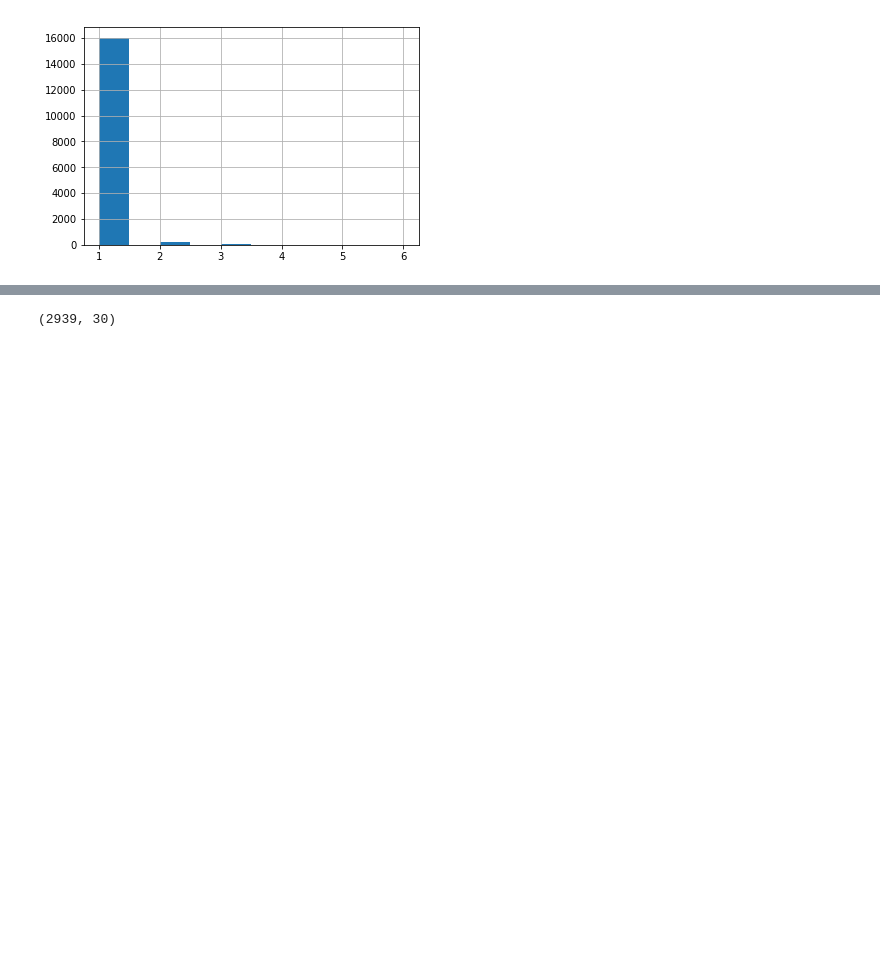
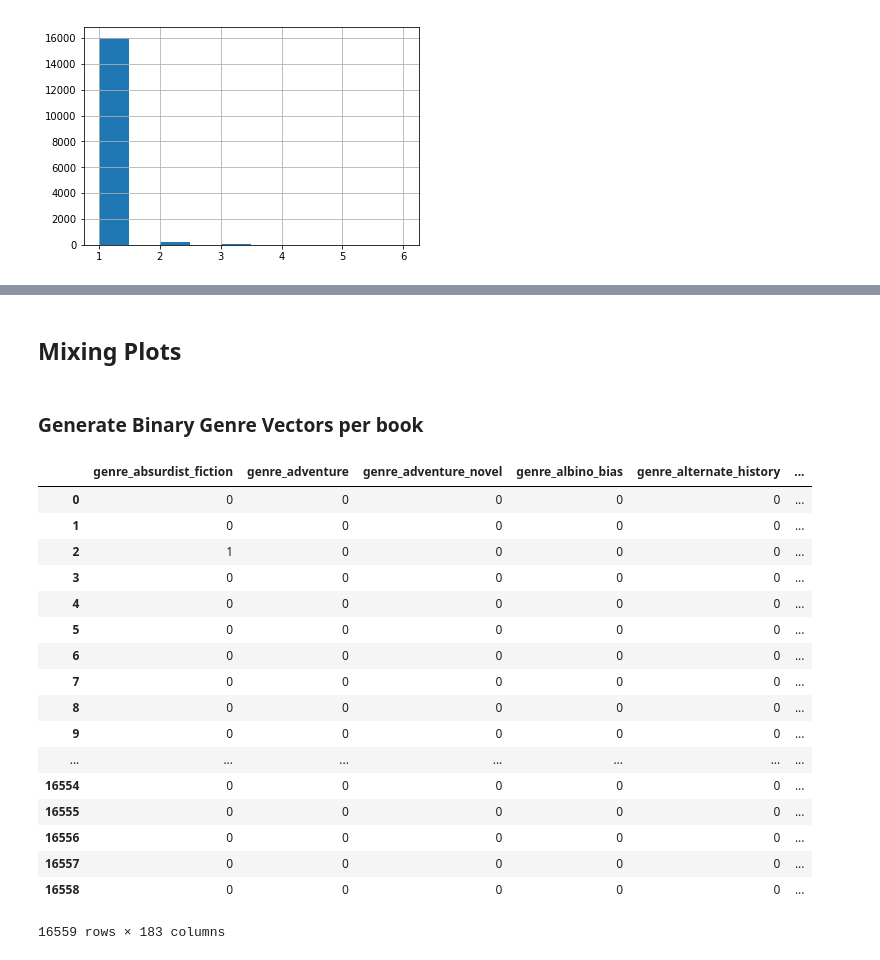
Before and after one commit to Jubke/AATM, a Jupyter notebook: Identifikation von Texten mit geteilter Autorenschaft.ipynb, the cells around one changed output, grey strips where cells are left out. Drawn from its saved outputs; the diff is of its cells as text; code cells hidden in the pictures; blank space fills up the shorter version.

```diff
--- a/Identifikation von Texten mit geteilter Autorenschaft.ipynb
+++ b/Identifikation von Texten mit geteilter Autorenschaft.ipynb
@@ -226,5 +199,4 @@ Name: original_title, dtype: float64
-# %%
-merged_data = data.merge(b, left_on="title", right_on="original_title")
-merged_data.shape
-# %% [output]
-(2939, 30)
+# %% [markdown]
+## Mixing Plots
+# %% [markdown]
+### Generate Binary Genre Vectors per book
@@ -230,0 +211,28 @@ merged_data.shape
+# %%
+# Select genres that have been assigned at least twice.
+#
+# Assuming we use genres only to match text an additional dimensions
+# that is never shared will only make a text more 'different' from
+# all other text. No information gain in that.
+#
+# This reduces genres from 227 to 183.
+book_genres.loc[:,book_genres.sum(axis=0) >= 2]
+# %% [output]
+|  | genre_absurdist_fiction | genre_adventure | genre_adventure_novel | genre_albino_bias | genre_alternate_history | ... |
+| 0 | 0 | 0 | 0 | 0 | 0 | ... |
+| 1 | 0 | 0 | 0 | 0 | 0 | ... |
+| 2 | 1 | 0 | 0 | 0 | 0 | ... |
+| 3 | 0 | 0 | 0 | 0 | 0 | ... |
+| 4 | 0 | 0 | 0 | 0 | 0 | ... |
+| 5 | 0 | 0 | 0 | 0 | 0 | ... |
+| 6 | 0 | 0 | 0 | 0 | 0 | ... |
+| 7 | 0 | 0 | 0 | 0 | 0 | ... |
+| 8 | 0 | 0 | 0 | 0 | 0 | ... |
+| 9 | 0 | 0 | 0 | 0 | 0 | ... |
+| ... | ... | ... | ... | ... | ... | ... |
+| 16554 | 0 | 0 | 0 | 0 | 0 | ... |
+| 16555 | 0 | 0 | 0 | 0 | 0 | ... |
+| 16556 | 0 | 0 | 0 | 0 | 0 | ... |
+| 16557 | 0 | 0 | 0 | 0 | 0 | ... |
+| 16558 | 0 | 0 | 0 | 0 | 0 | ... |
+16559 rows × 183 columns
```
Also changed, not shown: parts of 13 cells of this notebook.
